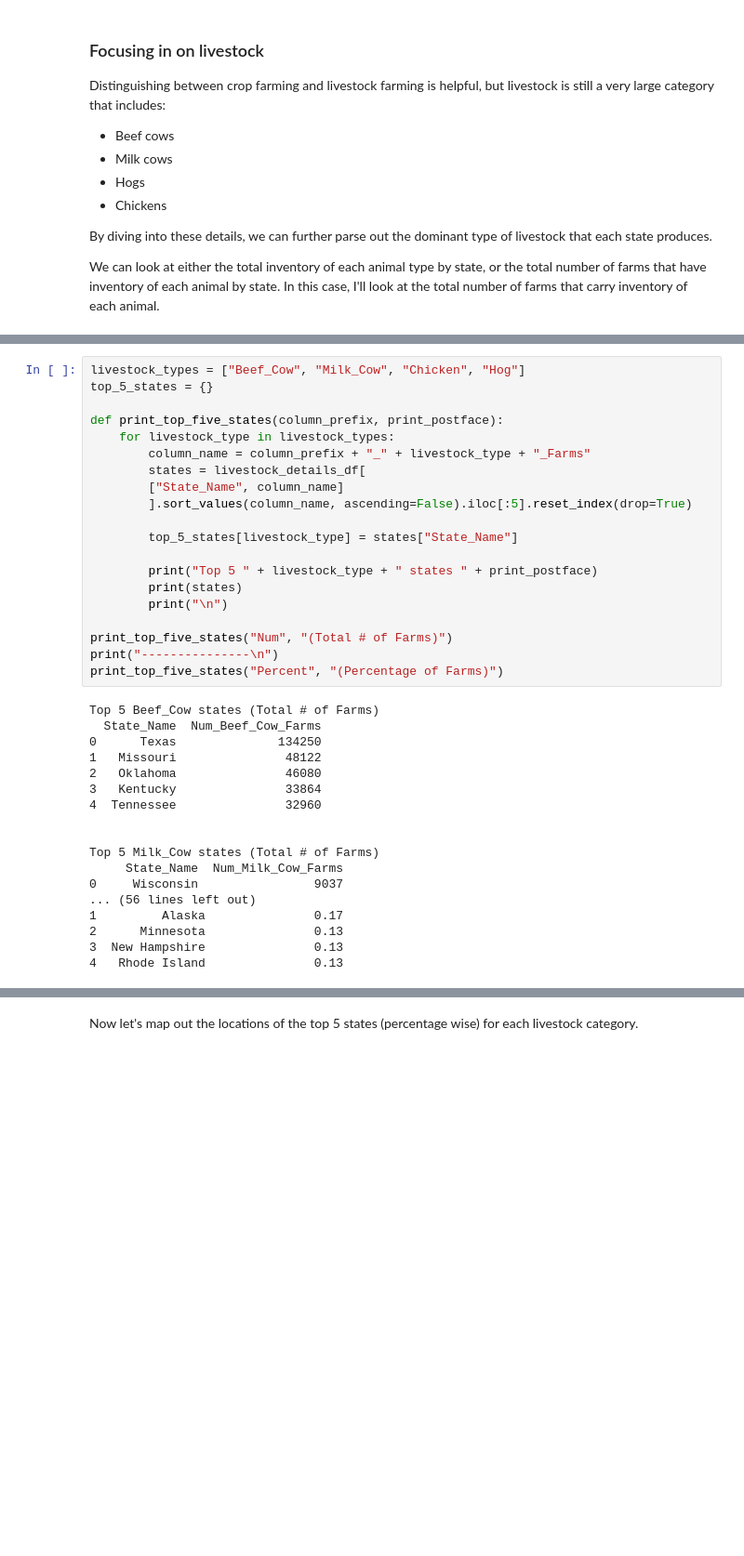
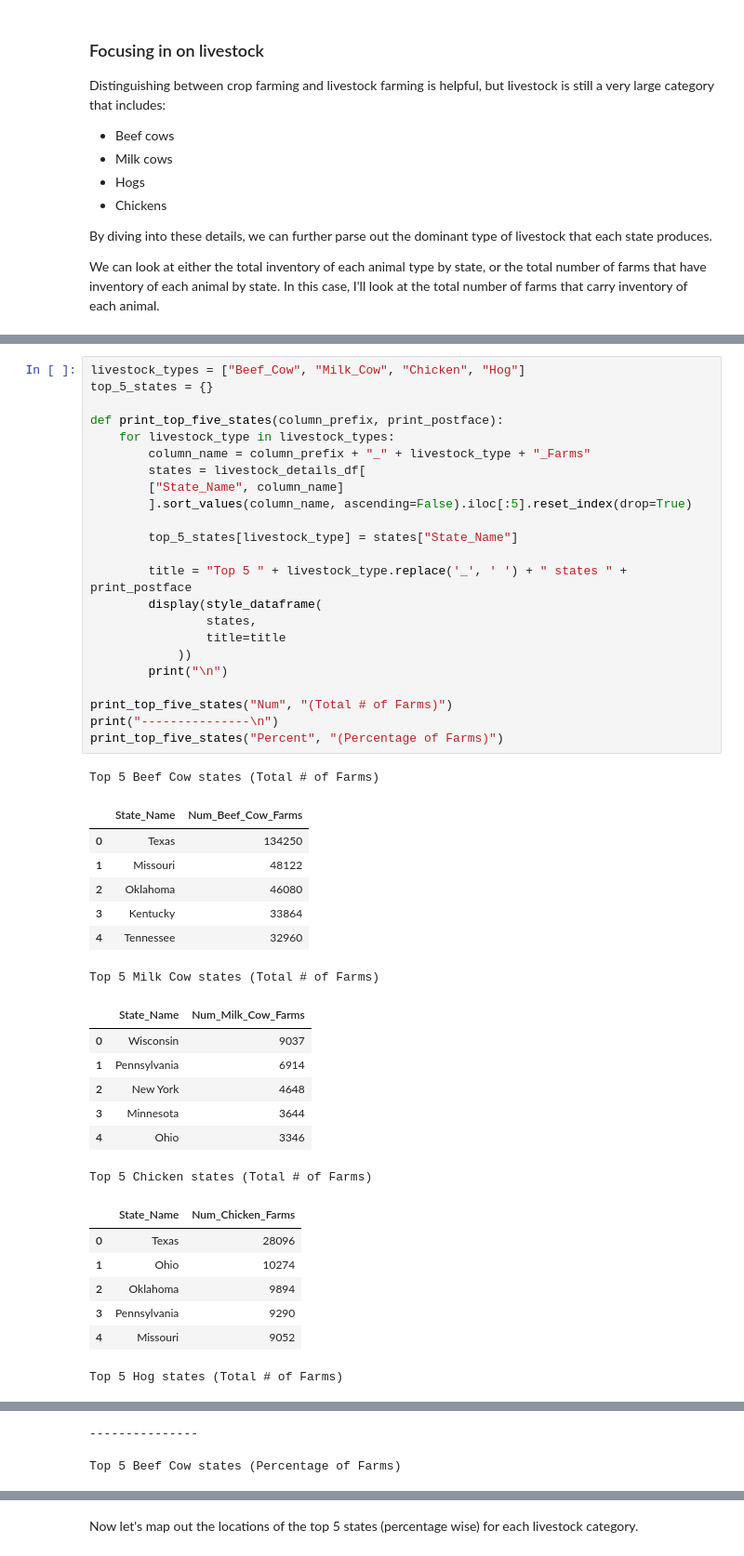
Before and after one commit to PateDHubbard/agg_census_data_analysis, a Jupyter notebook: notebook.ipynb, the cells around one changed output, grey strips where cells are left out. Shown: that part at 93% size. Saved outputs shown, nothing was run; the diff lists cells and outputs as text; blank space fills up the shorter version.

```diff
--- a/notebook.ipynb
+++ b/notebook.ipynb
@@ -600,38 +616,46 @@ Below we take a loook at 5 states with the most total farms and highest percenta
 # %%
 livestock_types = ["Beef_Cow", "Milk_Cow", "Chicken", "Hog"]
 top_5_states = {}
 
 def print_top_five_states(column_prefix, print_postface):
     for livestock_type in livestock_types:
         column_name = column_prefix + "_" + livestock_type + "_Farms"
         states = livestock_details_df[
         ["State_Name", column_name]
         ].sort_values(column_name, ascending=False).iloc[:5].reset_index(drop=True)
 
         top_5_states[livestock_type] = states["State_Name"]
 
-        print("Top 5 " + livestock_type + " states " + print_postface)
-        print(states)
+        title = "Top 5 " + livestock_type.replace('_', ' ') + " states " + print_postface
+        display(style_dataframe(
+                states,
+                title=title
+            ))
         print("\n")
 
 print_top_five_states("Num", "(Total # of Farms)")
 print("---------------\n")
 print_top_five_states("Percent", "(Percentage of Farms)")
 # %% [output]
-Top 5 Beef_Cow states (Total # of Farms)
-  State_Name  Num_Beef_Cow_Farms
-0      Texas              134250
-1   Missouri               48122
-2   Oklahoma               46080
-3   Kentucky               33864
-4  Tennessee               32960
-
-
-Top 5 Milk_Cow states (Total # of Farms)
-     State_Name  Num_Milk_Cow_Farms
-0     Wisconsin                9037
-... (56 lines left out)
-1         Alaska               0.17
-2      Minnesota               0.13
-3  New Hampshire               0.13
-4   Rhode Island               0.13
+Top 5 Beef Cow states (Total # of Farms)
+|  | State_Name | Num_Beef_Cow_Farms |
+| 0 | Texas | 134250 |
+| 1 | Missouri | 48122 |
+| 2 | Oklahoma | 46080 |
+| 3 | Kentucky | 33864 |
+| 4 | Tennessee | 32960 |
+Top 5 Milk Cow states (Total # of Farms)
+|  | State_Name | Num_Milk_Cow_Farms |
+| 0 | Wisconsin | 9037 |
+| 1 | Pennsylvania | 6914 |
+| 2 | New York | 4648 |
+| 3 | Minnesota | 3644 |
+| 4 | Ohio | 3346 |
+Top 5 Chicken states (Total # of Farms)
+|  | State_Name | Num_Chicken_Farms |
+| 0 | Texas | 28096 |
+| 1 | Ohio | 10274 |
+| 2 | Oklahoma | 9894 |
+| 3 | Pennsylvania | 9290 |
+| 4 | Missouri | 9052 |
+Top 5 Hog states (Total # of Farms)
@@ -637,0 +668,2 @@ Top 5 Milk_Cow states (Total # of Farms)
+---------------
+Top 5 Beef Cow states (Percentage of Farms)
```
Also changed, not shown: parts of 22 cells of this notebook.
